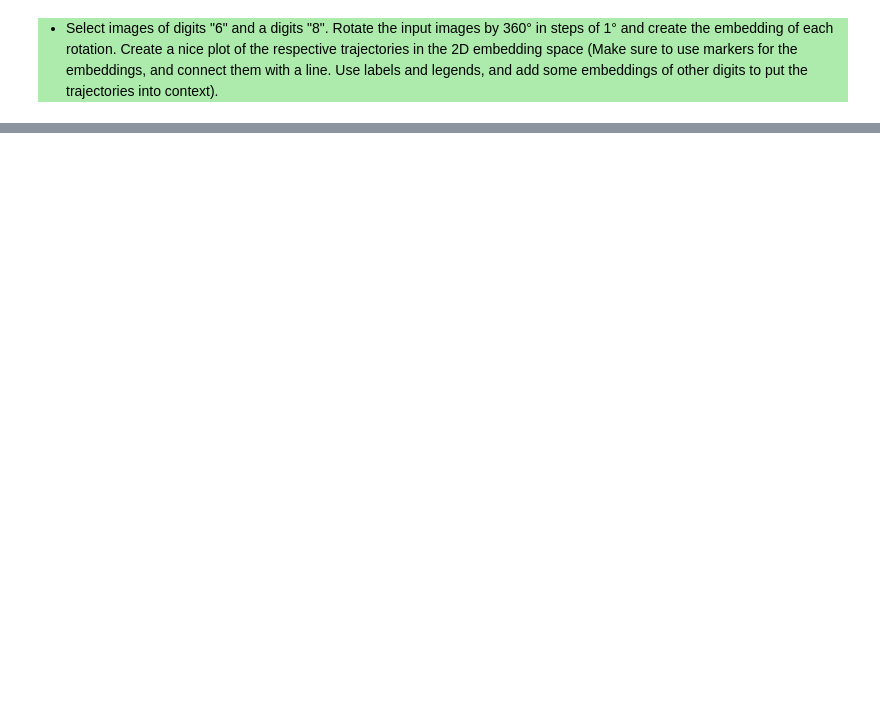
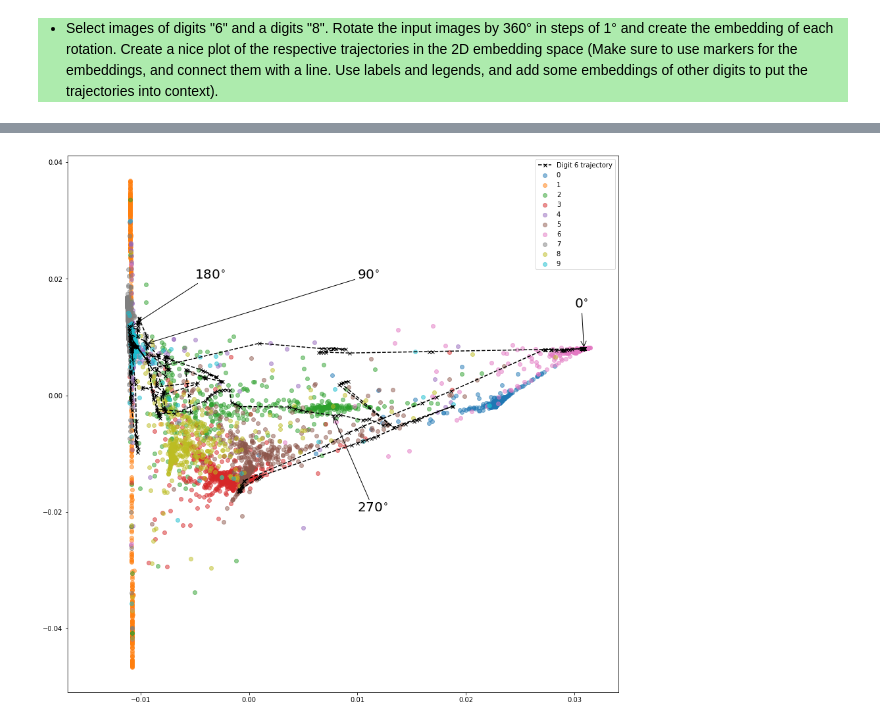
Before and after one commit to tdiggelm/eth-slt-ce-1, a Jupyter notebook: slt-ce-1.ipynb, the cells around one changed output, grey strips where cells are left out. Cells and saved outputs as stored; diff of their text form; code cells hidden in the pictures; blank space fills up the shorter version.

```diff
--- a/slt-ce-1.ipynb
+++ b/slt-ce-1.ipynb
@@ -512,0 +546,16 @@ Adding an axes using the same arguments as a previous axes currently reuses the
+# %%
+plt.figure(figsize=(15,15))
+plt_mnist(myLLE.embedding_vectors_)
+plt.plot(y1_rot[:, 0], y1_rot[:, 1], marker='x', c='black', markersize=5, linestyle='--', label='Digit 6 trajectory')
+plt.legend()
+plt.annotate('$%s^{\circ}$' % phi_arr[0], xy=y1_rot[0],  xycoords='data', xytext=(0.03, 0.015),
+             textcoords='data', arrowprops=dict(facecolor='black', arrowstyle='->'), fontsize='20')
+plt.annotate('$%s^{\circ}$' % phi_arr[90], xy=y1_rot[90],  xycoords='data', xytext=(0.01, 0.02),
+             textcoords='data', arrowprops=dict(facecolor='black', arrowstyle='->'), fontsize='20')
+plt.annotate('$%s^{\circ}$' % phi_arr[180], xy=y1_rot[180],  xycoords='data', xytext=(-0.005, 0.02),
+             textcoords='data', arrowprops=dict(facecolor='black', arrowstyle='->'), fontsize='20')
+plt.annotate('$%s^{\circ}$' % phi_arr[270], xy=y1_rot[270],  xycoords='data', xytext=(0.01, -0.02),
+             textcoords='data', arrowprops=dict(facecolor='black', arrowstyle='->'), fontsize='20')
+plt.show()
+# %% [output]
+[figure, added]
```
Also changed, not shown: parts of 9 cells of this notebook.
